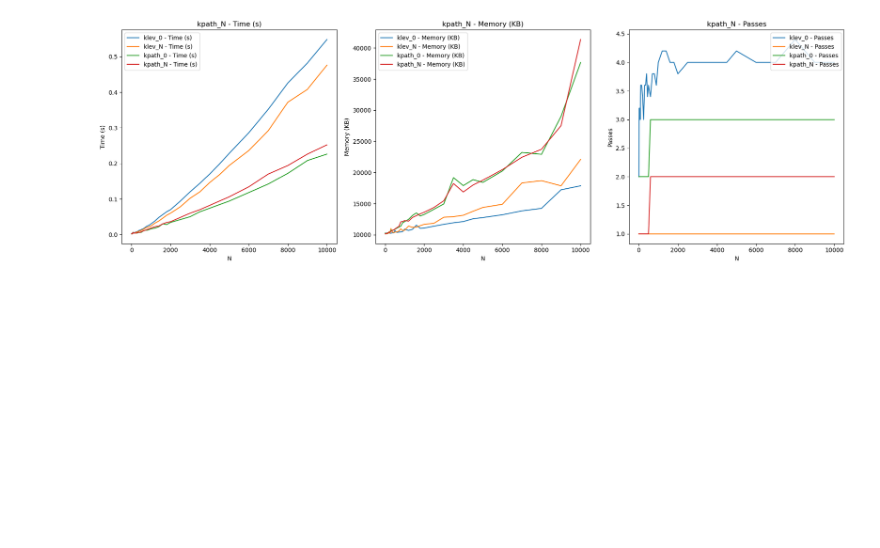
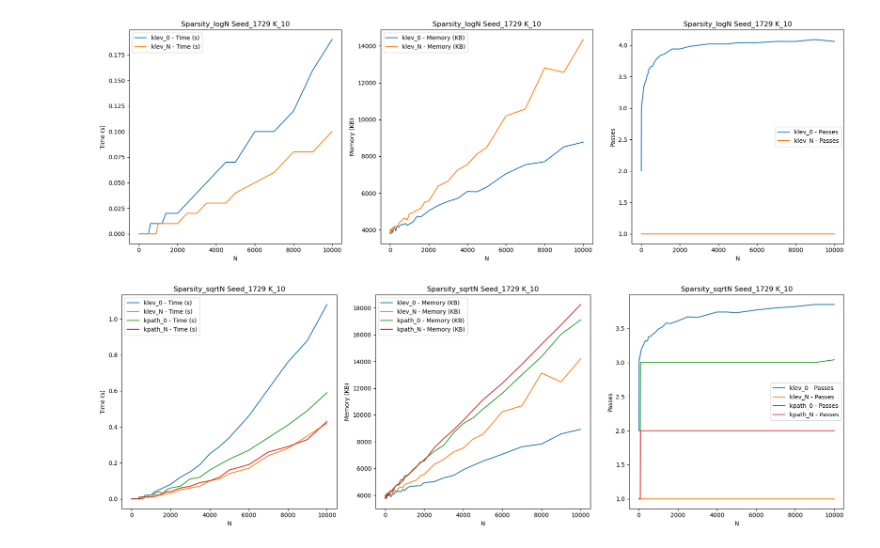
Before and after one commit to pnzrdlr17/DFS_Semi_Streaming, a Jupyter notebook: scripts/notebooks/visualization_random_fig2.ipynb, the cells around one changed output. Saved outputs shown, nothing was run; the diff lists cells and outputs as text; code cells hidden in the pictures; blank space fills up the shorter version.

```diff
--- a/scripts/notebooks/visualization_random_fig2.ipynb
+++ b/scripts/notebooks/visualization_random_fig2.ipynb
@@ -1,55 +1,50 @@
 # %%
 import pandas as pd
 import matplotlib.pyplot as plt
 import os
 
 # Define the folder path
-folder_path = '../../results/random/uniform_figure_2/run_{}_seed_{}/sparsity_{}/'
+folder_path = '../../results/random/uniform_figure_2/run_random_uniform_{}_seed_{}_iter_{}/sparsity_{}_seed_{}_k{}/'
 
 # Function to read CSV files
-def read_csv_files(run, seed, sparsity):
-    path = folder_path.format(run, seed, sparsity)
-    klev_0 = pd.read_csv(os.path.join(path, 'klev_0_results.csv'))
-    klev_N = pd.read_csv(os.path.join(path, 'klev_N_results.csv'))
-    kpath_0 = pd.read_csv(os.path.join(path, 'kpath_0_results.csv'))
-    kpath_N = pd.read_csv(os.path.join(path, 'kpath_N_results.csv'))
+def read_csv_files(run, seed, iter, sparsity, k):
+    path = folder_path.format(run, seed, iter, sparsity, seed, k)
+    klev_0 = pd.read_csv(os.path.join(path, 'klev_0.csv'))
+    klev_N = pd.read_csv(os.path.join(path, 'klev_N.csv'))
+    kpath_0 = pd.read_csv(os.path.join(path, 'kpath_0.csv'))
+    kpath_N = pd.read_csv(os.path.join(path, 'kpath_N.csv'))
     return klev_0, klev_N, kpath_0, kpath_N
 
 # Function to plot data
-def plot_data(run, seed, sparsity):
-    klev_0, klev_N, kpath_0, kpath_N = read_csv_files(run, seed, sparsity)
+def plot_data(run, seed, iter, sparsity, k, algorithm='all'):
+    klev_0, klev_N, kpath_0, kpath_N = read_csv_files(run, seed, iter, sparsity, k)
 
     fig, axs = plt.subplots(1, 3, figsize=(18, 6))  # Adjust figsize to control the overall size
 
-    files = [(klev_0, 'klev_0'), (klev_N, 'klev_N'), (kpath_0, 'kpath_0'), (kpath_N, 'kpath_N')]
+    if algorithm == 'klev':
+        files = [(klev_0, 'klev_0'), (klev_N, 'klev_N')]
+    elif algorithm == 'kpath':
+        files = [(kpath_0, 'kpath_0'), (kpath_N, 'kpath_N')]
+    elif algorithm == 'all':
+        files = [(klev_0, 'klev_0'), (klev_N, 'klev_N'), (kpath_0, 'kpath_0'), (kpath_N, 'kpath_N')]
+
+
     columns = ['Time (s)', 'Memory (KB)', 'Passes']
 
     for i, (data, name) in enumerate(files):
         for j, column in enumerate(columns):
             axs[j].plot(data['N'], data[column], label=f'{name} - {column}')
-            axs[j].set_title(f'Sparsity - {sparsity} Seed - {data} - {column}')
+            axs[j].set_title(f'Sparsity_{sparsity} Seed_{seed} K_{k}')
             axs[j].set_xlabel('N')
             axs[j].set_ylabel(column)
             axs[j].legend()
-
-    # # Plot kpath_0
-    # axs[2].plot(kpath_0['N'], kpath_0['value'], label='kpath_0')
-    # axs[2].set_title('kpath_0')
-    # axs[2].set_xlabel('N')
-    # axs[2].set_ylabel('Value')
-    # axs[2].legend()
-
-    # # Plot kpath_N
-    # axs[3].plot(kpath_N['N'], kpath_N['value'], label='kpath_N')
-    # axs[3].set_title('kpath_N')
-    # axs[3].set_xlabel('N')
-    # axs[3].set_ylabel('Value')
-    # axs[3].legend()
 
     plt.tight_layout()
     plt.show()
 
 # Example usage
-plot_data(run='20250115_145412', seed='42', sparsity='logN')
+plot_data(run='20250122_105756', seed='1729', iter='1000', sparsity='logN', k = '10', algorithm='klev')
+plot_data(run='20250122_105756', seed='1729', iter='1000', sparsity='sqrtN', k = '10')
 # %% [output]
-[figure, old version]
+[figure, new version]
+[figure, added]
```
Also changed, not shown: 4 other files.
